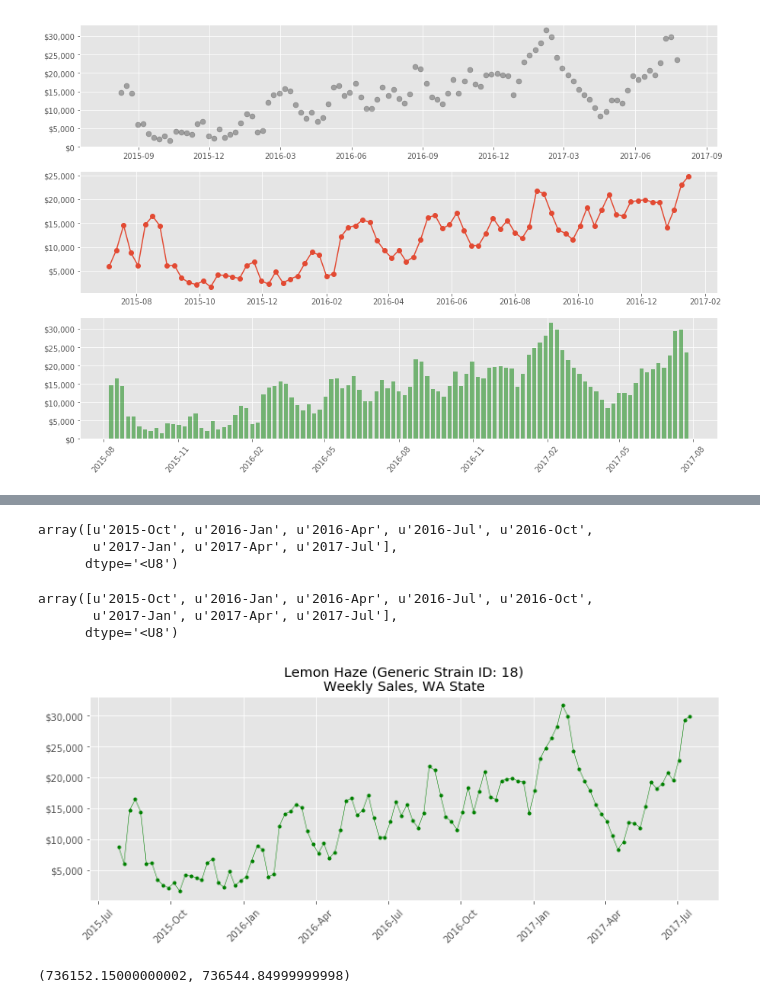
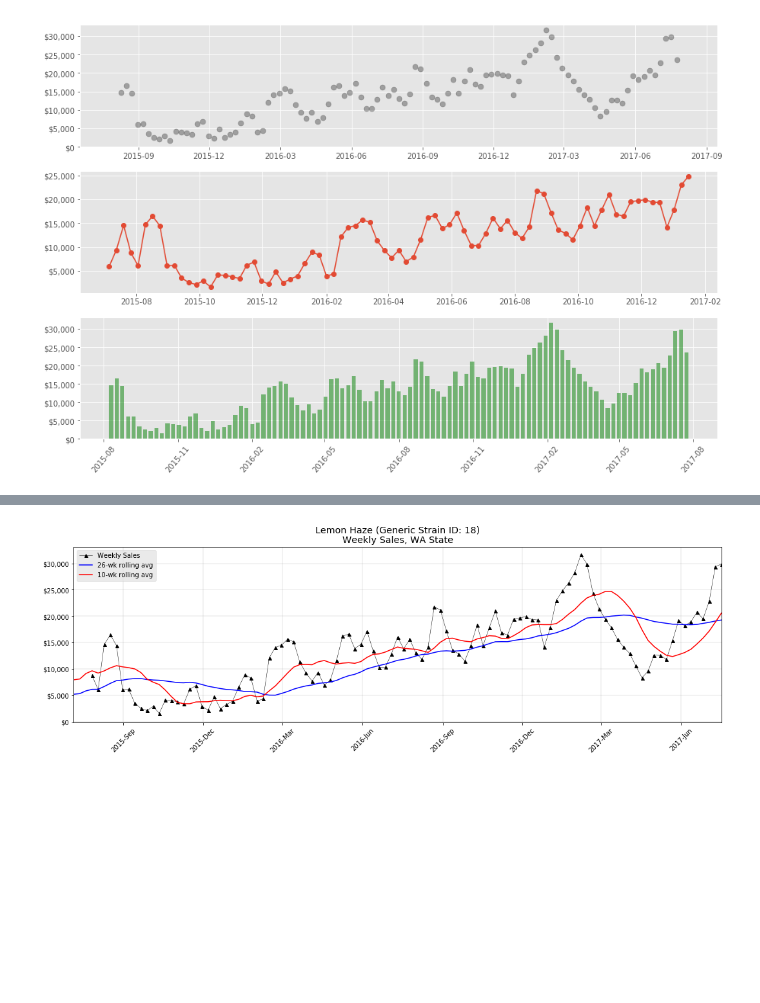
Before and after one commit to sewald101/uplift_bi, a Jupyter notebook: src/time_series_prototype.ipynb, the cells around one changed output, grey strips where cells are left out. Cells and saved outputs as stored; diff of their text form; code cells hidden in the pictures; blank space fills up the shorter version.

Commit message:
graphing and graph cosmetics in time_series_prototype nb

```diff
--- a/src/time_series_prototype.ipynb
+++ b/src/time_series_prototype.ipynb
@@ -10,7 +10,7 @@ from convert_to_time_series import TimeSeriesData
 
 
 %matplotlib inline
-#plt.style.use('ggplot')
+plt.style.use('ggplot')
 # %%
 path = '../data/lemon_haze_18.csv'
 test_path = '../data/test_shard.csv'
@@ -199,35 +181,31 @@ x = sales_wk[-107:-3] # 104 weeks of data
 index = pd.to_datetime(sales_wk.index[-107:-3])
 tick_period = pd.date_range(x.index.min(), x.index.max(), freq='QS-JAN')
 tick_period_labels = tick_period.strftime('%Y-%b')
-# %%
-tick_period_labels
-# %% [output]
-array([u'2015-Oct', u'2016-Jan', u'2016-Apr', u'2016-Jul', u'2016-Oct',
-       u'2017-Jan', u'2017-Apr', u'2017-Jul'],
-      dtype='<U8')
-# %%
-tick_period.strftime('%Y-%b')
-# %% [output]
-array([u'2015-Oct', u'2016-Jan', u'2016-Apr', u'2016-Jul', u'2016-Oct',
-       u'2017-Jan', u'2017-Apr', u'2017-Jul'],
-      dtype='<U8')
 # %%
-fig, ax = plt.subplots(figsize=(12, 4))
+fig, ax = plt.subplots(figsize=(18, 5))
 
 fmt_y = '${x:,.0f}'
 tick = mtick.StrMethodFormatter(fmt_y)
-ax.plot(index, sales_wk[-107:-3], color='g', marker='o', ms=3, linewidth=0.5)
+ax.plot(index, sales_wk[-107:-3], color='black', marker='^', ms=5, linewidth=0.5, label='Weekly Sales')
+ax.plot(sales_wk.rolling(26).mean(), color='blue', label='26-wk rolling avg')
+ax.plot(sales_wk.rolling(10).mean(), color='red', label='10-wk rolling avg')
 ax.yaxis.set_major_formatter(tick)
 # ax.set_xticks(tick_period.to_pydatetime())
+
+ax.set_facecolor('white')
+ax.grid(color='grey', linestyle='-', linewidth=0.2)
 ax.xaxis.set_major_locator(mdates.MonthLocator(interval=3))
 ax.xaxis.set_major_formatter(mdates.DateFormatter('%Y-%b'))
+ax.set_xlim(index.min() - 3, index.max())
+ax.spines['bottom'].set_color('black')
+ax.spines['left'].set_color('black')
+ax.spines['top'].set_color('black')
+ax.spines['right'].set_color('black')
+ax.tick_params(colors='black')
 
 ax.set_title('Lemon Haze (Generic Strain ID: 18)\nWeekly Sales, WA State')
 plt.xticks(rotation=45)
+plt.legend()
 plt.show()
 # %% [output]
-[figure, old version]
+[figure, new version]
-# %%
-ax.get_xlim()
-# %% [output]
-(736152.15000000002, 736544.84999999998)
```
Also changed, not shown: parts of 3 cells of this notebook, 1 other file.
